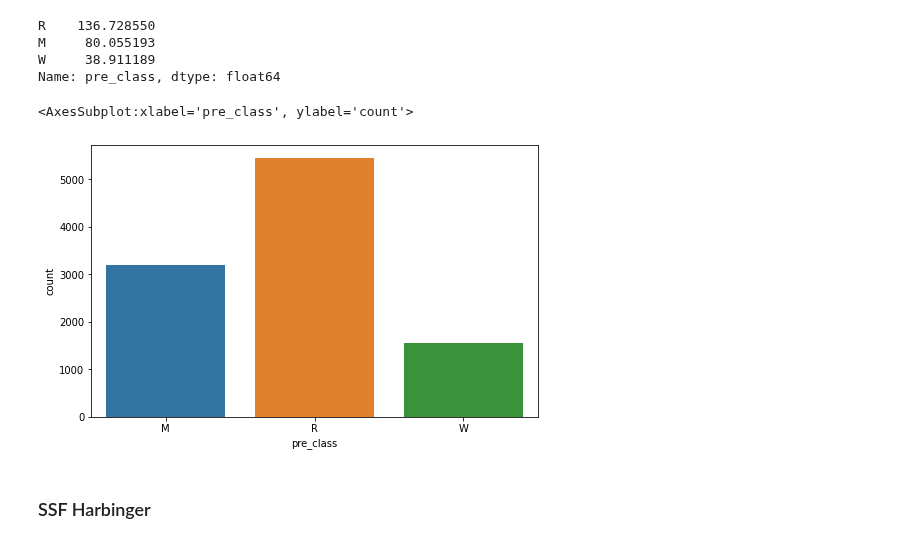
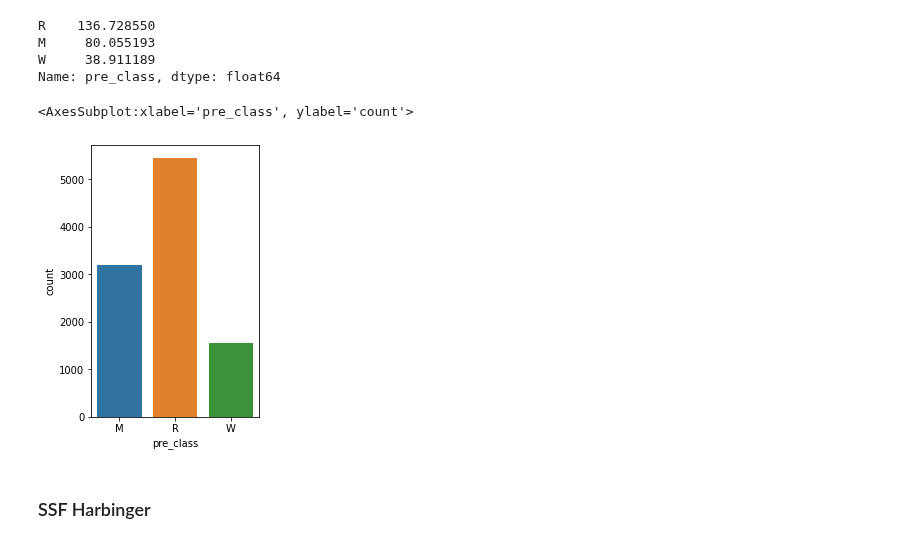
Before and after one commit to Angela-Park-JE/TIL_ver1, a Jupyter notebook: ToyPJT-POE_user/poe_stats_4_EDA_byclass.ipynb, the cells around one changed output. Cells and saved outputs as stored; diff of their text form; code cells hidden in the pictures.

```diff
--- a/ToyPJT-POE_user/poe_stats_4_EDA_byclass.ipynb
+++ b/ToyPJT-POE_user/poe_stats_4_EDA_byclass.ipynb
@@ -771,11 +771,11 @@ Name: pre_class, dtype: float64
 # %%
 # 시각화
 
-# plt.rcParams["figure.figsize"] = (6, 5)
+plt.rcParams["figure.figsize"] = (3, 5)
 sns.countplot(x = 'pre_class', data = df[(df['stats_num'] == 1)&(df['ladder'] == 'Harbinger')], order = ['M','R','W'])
 # %% [output]
 <AxesSubplot:xlabel='pre_class', ylabel='count'>
-[figure, old version]
+[figure, new version]
 # %% [markdown]
 ### SSF Harbinger
 # %%
```
Also changed, not shown: parts of 18 cells of this notebook.
